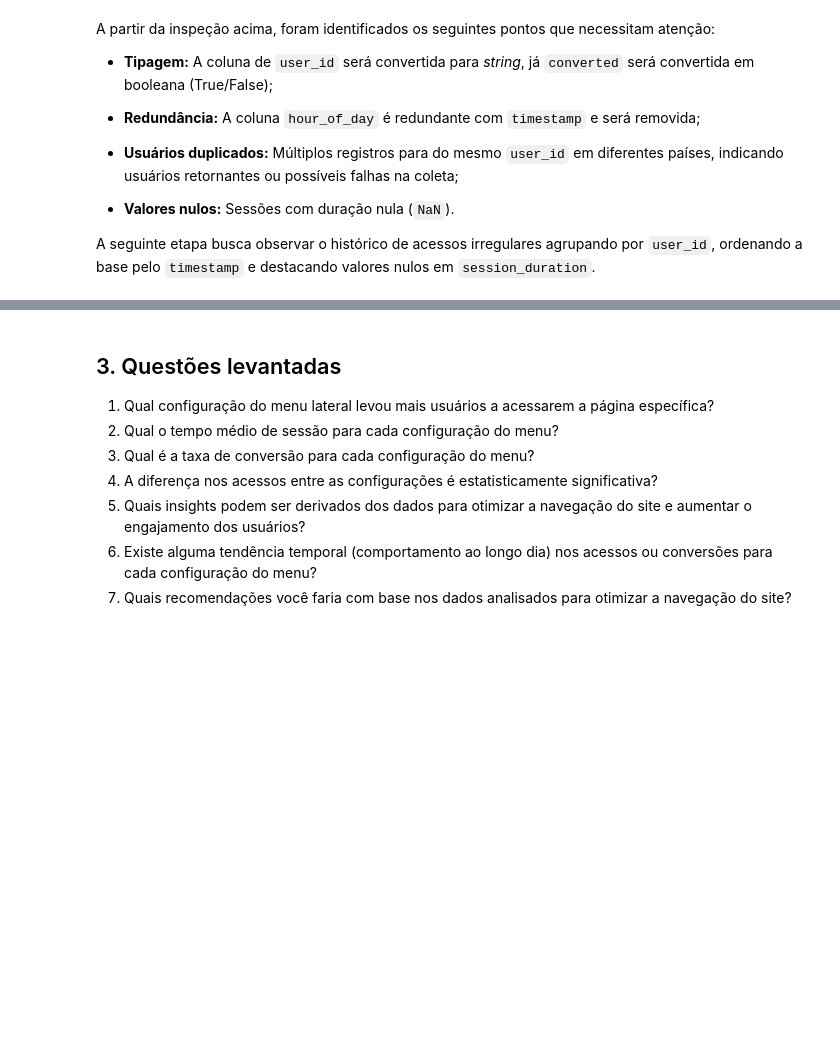
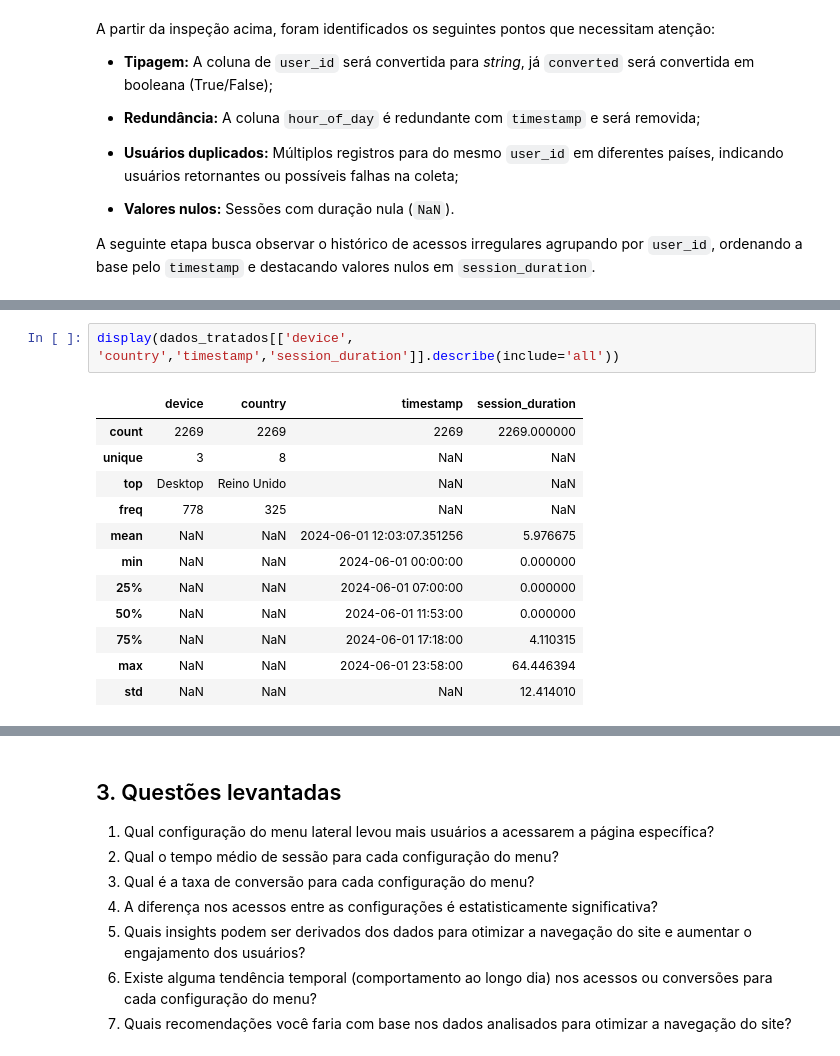
Before and after one commit to jandrexm/menu-lateral, a Jupyter notebook: notebook-analise.ipynb, the cells around one changed output, grey strips where cells are left out. Drawn from its saved outputs; the diff is of its cells as text; blank space fills up the shorter version.

```diff
--- a/notebook-analise.ipynb
+++ b/notebook-analise.ipynb
@@ -179,0 +239,15 @@ print(f"Tratamento concluído!")
+# %%
+display(dados_tratados[['device', 'country','timestamp','session_duration']].describe(include='all'))
+# %% [output]
+|  | device | country | timestamp | session_duration |
+| count | 2269 | 2269 | 2269 | 2269.000000 |
+| unique | 3 | 8 | NaN | NaN |
+| top | Desktop | Reino Unido | NaN | NaN |
+| freq | 778 | 325 | NaN | NaN |
+| mean | NaN | NaN | 2024-06-01 12:03:07.351256 | 5.976675 |
+| min | NaN | NaN | 2024-06-01 00:00:00 | 0.000000 |
+| 25% | NaN | NaN | 2024-06-01 07:00:00 | 0.000000 |
+| 50% | NaN | NaN | 2024-06-01 11:53:00 | 0.000000 |
+| 75% | NaN | NaN | 2024-06-01 17:18:00 | 4.110315 |
+| max | NaN | NaN | 2024-06-01 23:58:00 | 64.446394 |
+| std | NaN | NaN | NaN | 12.414010 |
```
Also changed, not shown: parts of 15 cells of this notebook, 1 other file.
